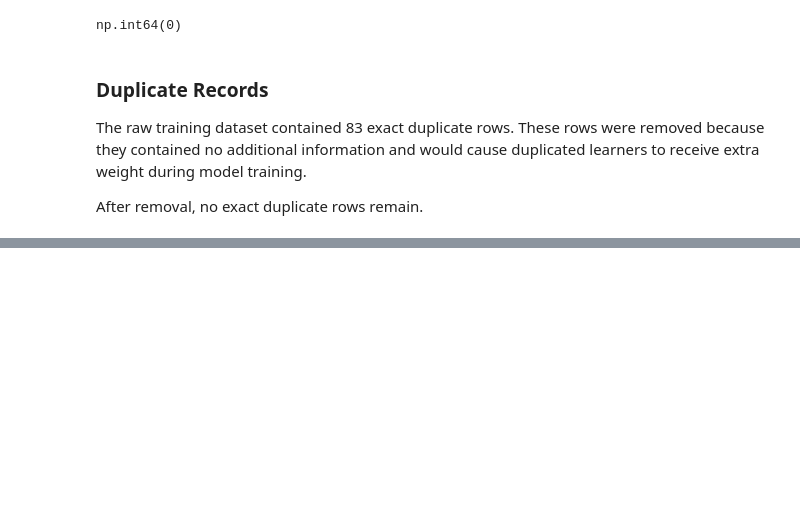
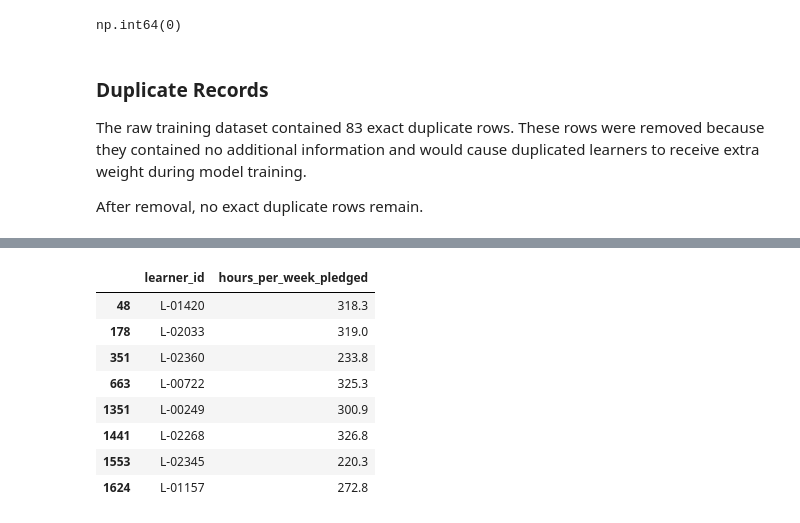
Before and after one commit to Prototype361/Course-completion-predictor, a Jupyter notebook: Notebooks/ML_Assignment.ipynb, the cells around one changed output, grey strips where cells are left out. Saved outputs shown, nothing was run; the diff lists cells and outputs as text; code cells hidden in the pictures; blank space fills up the shorter version.

```diff
--- a/Notebooks/ML_Assignment.ipynb
+++ b/Notebooks/ML_Assignment.ipynb
@@ -648,0 +791,14 @@ After removal, no exact duplicate rows remain.
+# %%
+clean_df[clean_df["hours_per_week_pledged"] > 168][
+    ["learner_id", "hours_per_week_pledged"]
+]
+# %% [output]
+|  | learner_id | hours_per_week_pledged |
+| 48 | L-01420 | 318.3 |
+| 178 | L-02033 | 319.0 |
+| 351 | L-02360 | 233.8 |
+| 663 | L-00722 | 325.3 |
+| 1351 | L-00249 | 300.9 |
+| 1441 | L-02268 | 326.8 |
+| 1553 | L-02345 | 220.3 |
+| 1624 | L-01157 | 272.8 |
```
Also changed, not shown: parts of 45 cells of this notebook.
